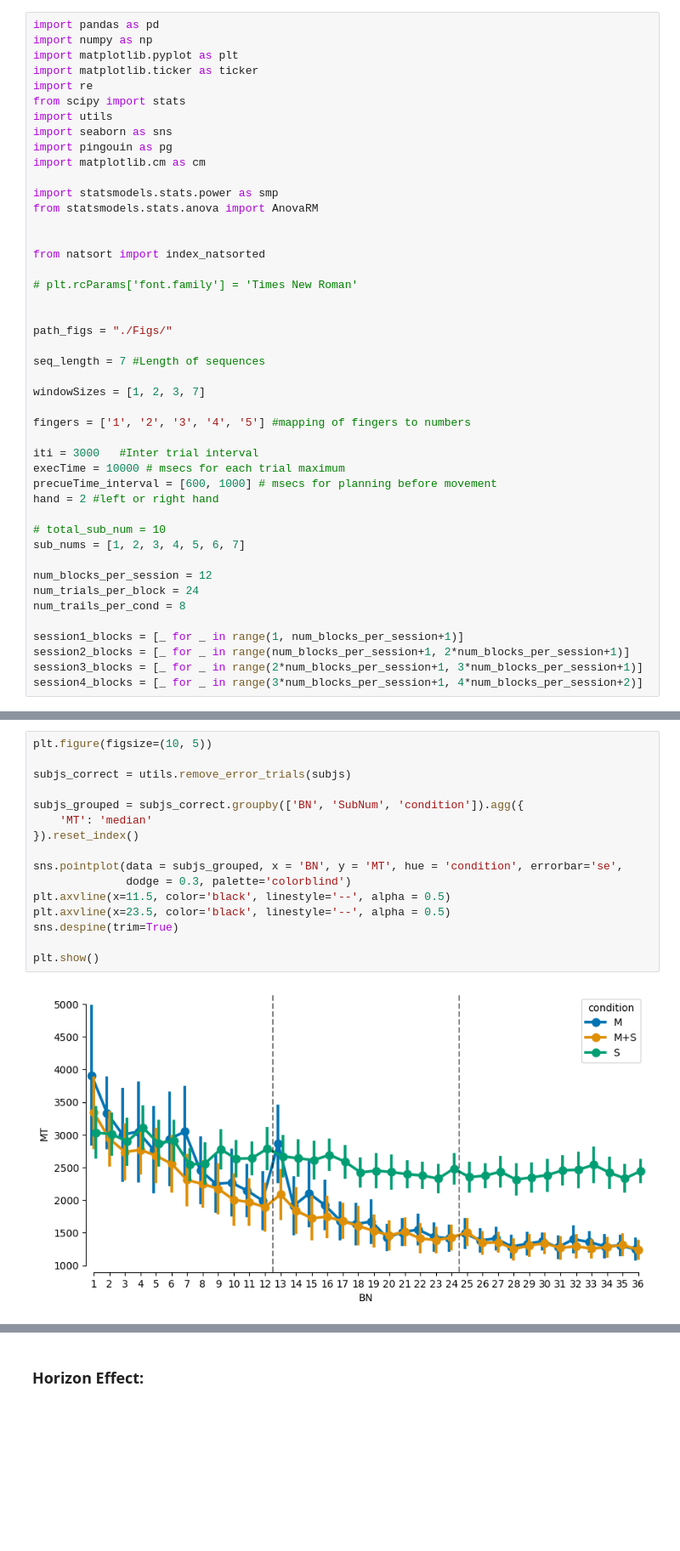
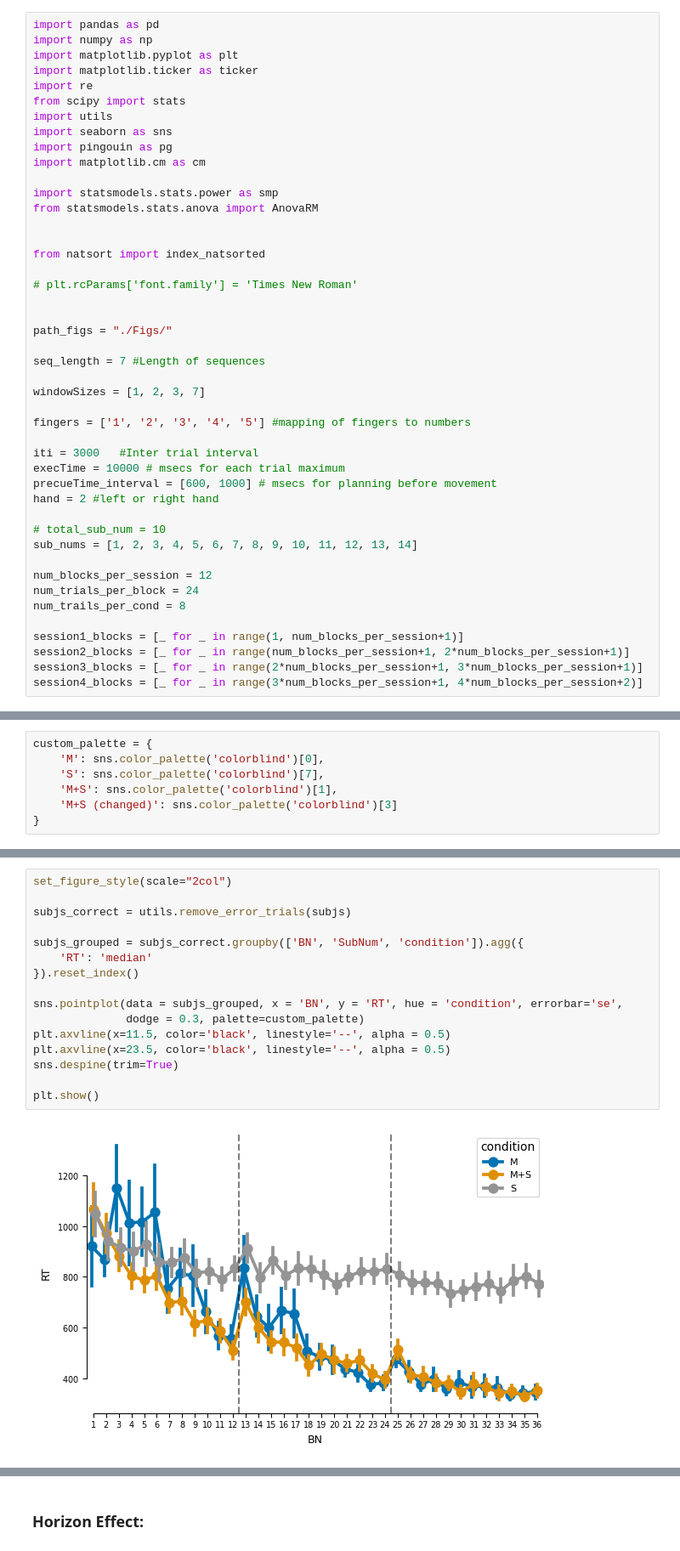
Before and after one commit to manazerzadeh/SequenceSensoryMemoryIntegration, a Jupyter notebook: DataAnalysis.ipynb, the cells around one changed output, grey strips where cells are left out. Shown at 85% size. Cells and saved outputs as stored; diff of their text form; blank space fills up the shorter version.

```diff
--- a/DataAnalysis.ipynb
+++ b/DataAnalysis.ipynb
@@ -33,7 +33,7 @@ precueTime_interval = [600, 1000] # msecs for planning before movement
 hand = 2 #left or right hand
 
 # total_sub_num = 10
-sub_nums = [1, 2, 3, 4, 5, 6, 7]
+sub_nums = [1, 2, 3, 4, 5, 6, 7, 8, 9, 10, 11, 12, 13, 14]
 
 num_blocks_per_session = 12
 num_trials_per_block = 24
@@ -59,3 +147,10 @@ subjs_presses['condition'] = subjs_presses.apply(utils.seq_condition, axis=1)
+# %%
+custom_palette = {
+    'M': sns.color_palette('colorblind')[0],
+    'S': sns.color_palette('colorblind')[7],
+    'M+S': sns.color_palette('colorblind')[1],
+    'M+S (changed)': sns.color_palette('colorblind')[3]
+}
 # %%
 plt.figure(figsize=(10, 5))
 subjs_correct = utils.remove_error_trials(subjs)
@@ -93,19 +259,19 @@ plt.show()
 # %%
-plt.figure(figsize=(10, 5))
+set_figure_style(scale="2col")
 
 subjs_correct = utils.remove_error_trials(subjs)
 
 subjs_grouped = subjs_correct.groupby(['BN', 'SubNum', 'condition']).agg({
-    'MT': 'median'
+    'RT': 'median'
 }).reset_index()
 
-sns.pointplot(data = subjs_grouped, x = 'BN', y = 'MT', hue = 'condition', errorbar='se',
-              dodge = 0.3, palette='colorblind')
+sns.pointplot(data = subjs_grouped, x = 'BN', y = 'RT', hue = 'condition', errorbar='se',
+              dodge = 0.3, palette=custom_palette)
 plt.axvline(x=11.5, color='black', linestyle='--', alpha = 0.5)
 plt.axvline(x=23.5, color='black', linestyle='--', alpha = 0.5)
 sns.despine(trim=True)
 
 plt.show()
 # %% [output]
-[figure, old version]
+[figure, new version]
 # %%
```
Also changed, not shown: parts of 15 cells of this notebook, 2 other files.
